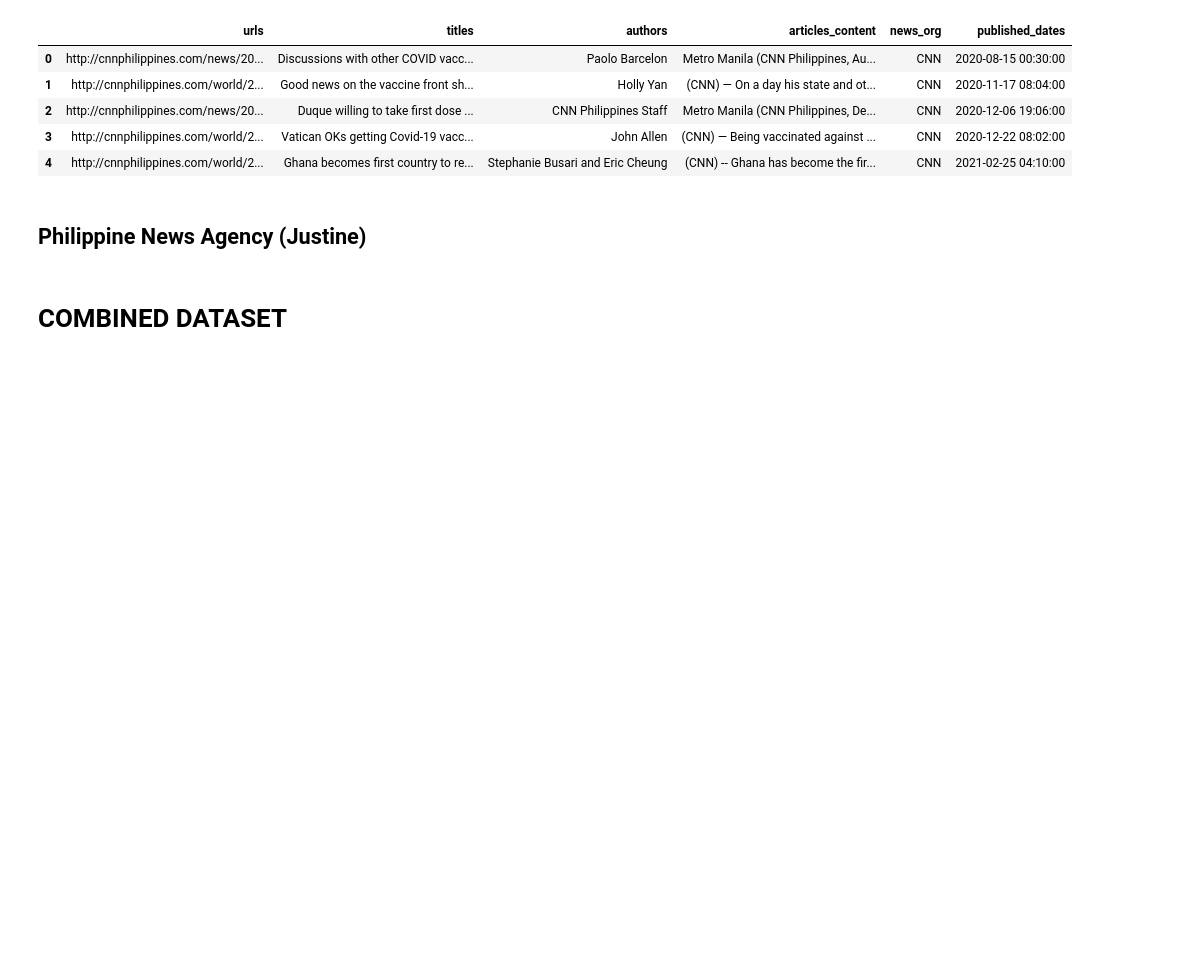
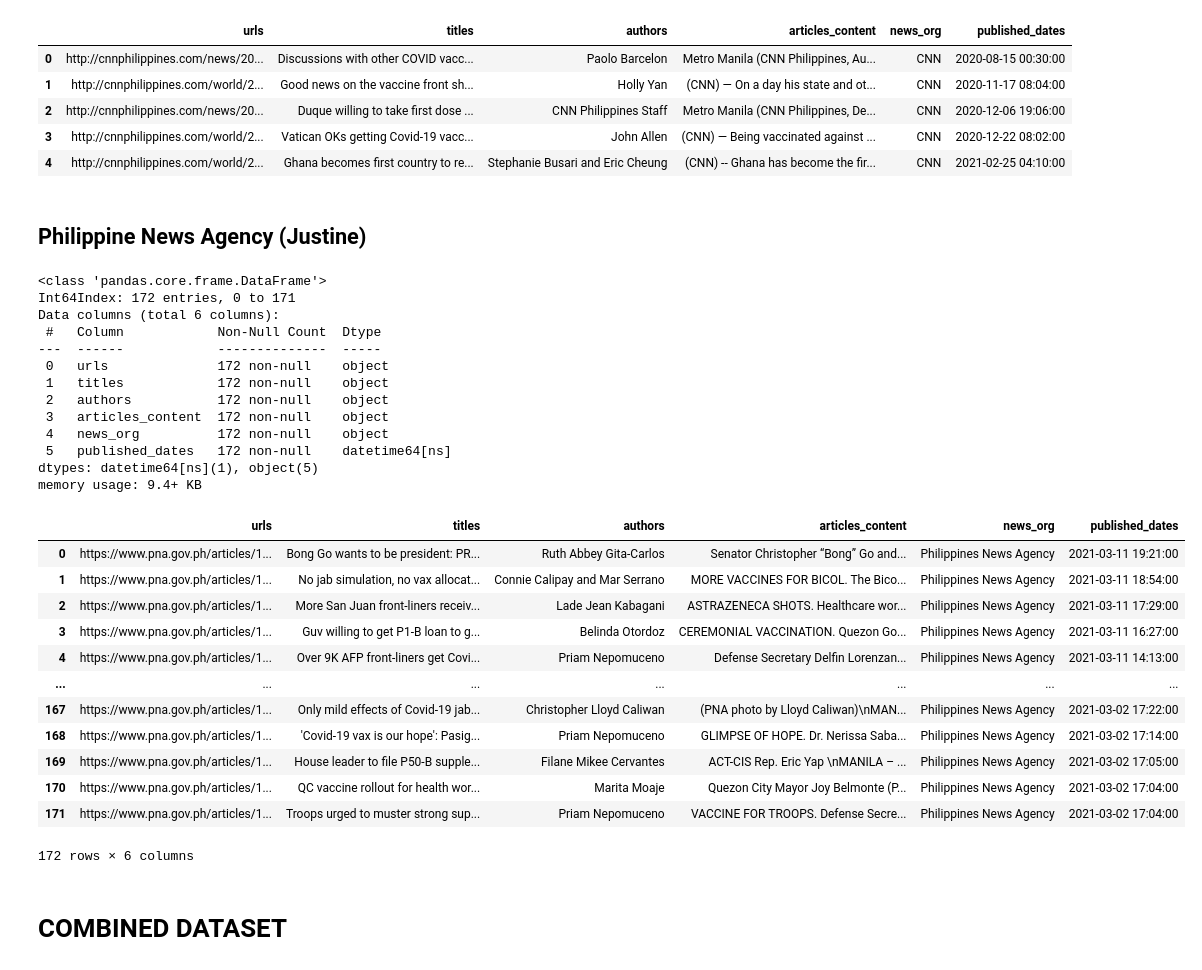
Before and after one commit to babybunso/team-sasa, a Jupyter notebook: sprint4project/1_combine_and_clean.ipynb, the cells around one changed output. Drawn from its saved outputs; the diff is of its cells as text; code cells hidden in the pictures; blank space fills up the shorter version.

```diff
--- a/sprint4project/1_combine_and_clean.ipynb
+++ b/sprint4project/1_combine_and_clean.ipynb
@@ -212,3 +207,38 @@ df_cnn.head()
+# %%
+# # TODO
+df_pna = pd.read_csv('datasets/Philippine News Agency Scraped Articles.csv',index_col = 0)
+df_pna['published_dates'] = pd.to_datetime(df_pna['published_date'])
+df_pna = df_pna.drop(columns = 'published_date')
+df_pna = df_pna.rename(columns = {'url':'urls'})
+df_pna.info()
+df_pna
+# %% [output]
+<class 'pandas.core.frame.DataFrame'>
+Int64Index: 172 entries, 0 to 171
+Data columns (total 6 columns):
+ #   Column            Non-Null Count  Dtype
+---  ------            --------------  -----
+ 0   urls              172 non-null    object
+ 1   titles            172 non-null    object
+ 2   authors           172 non-null    object
+ 3   articles_content  172 non-null    object
+ 4   news_org          172 non-null    object
+ 5   published_dates   172 non-null    datetime64[ns]
+dtypes: datetime64[ns](1), object(5)
+memory usage: 9.4+ KB
+|  | urls | titles | authors | articles_content | news_org | published_dates |
+| 0 | https://www.pna.gov.ph/articles/1... | Bong Go wants to be president: PR... | Ruth Abbey Gita-Carlos | Senator Christopher “Bong” Go and... | Philippines News Agency | 2021-03-11 19:21:00 |
+| 1 | https://www.pna.gov.ph/articles/1... | No jab simulation, no vax allocat... | Connie Calipay and Mar Serrano | MORE VACCINES FOR BICOL. The Bico... | Philippines News Agency | 2021-03-11 18:54:00 |
+| 2 | https://www.pna.gov.ph/articles/1... | More San Juan front-liners receiv... | Lade Jean Kabagani | ASTRAZENECA SHOTS. Healthcare wor... | Philippines News Agency | 2021-03-11 17:29:00 |
+| 3 | https://www.pna.gov.ph/articles/1... | Guv willing to get P1-B loan to g... | Belinda Otordoz | CEREMONIAL VACCINATION. Quezon Go... | Philippines News Agency | 2021-03-11 16:27:00 |
+| 4 | https://www.pna.gov.ph/articles/1... | Over 9K AFP front-liners get Covi... | Priam Nepomuceno | Defense Secretary Delfin Lorenzan... | Philippines News Agency | 2021-03-11 14:13:00 |
+| ... | ... | ... | ... | ... | ... | ... |
+| 167 | https://www.pna.gov.ph/articles/1... | Only mild effects of Covid-19 jab... | Christopher Lloyd Caliwan | (PNA photo by Lloyd Caliwan)\nMAN... | Philippines News Agency | 2021-03-02 17:22:00 |
+| 168 | https://www.pna.gov.ph/articles/1... | 'Covid-19 vax is our hope': Pasig... | Priam Nepomuceno | GLIMPSE OF HOPE. Dr. Nerissa Saba... | Philippines News Agency | 2021-03-02 17:14:00 |
+| 169 | https://www.pna.gov.ph/articles/1... | House leader to file P50-B supple... | Filane Mikee Cervantes | ACT-CIS Rep. Eric Yap \nMANILA – ... | Philippines News Agency | 2021-03-02 17:05:00 |
+| 170 | https://www.pna.gov.ph/articles/1... | QC vaccine rollout for health wor... | Marita Moaje | Quezon City Mayor Joy Belmonte (P... | Philippines News Agency | 2021-03-02 17:04:00 |
+| 171 | https://www.pna.gov.ph/articles/1... | Troops urged to muster strong sup... | Priam Nepomuceno | VACCINE FOR TROOPS. Defense Secre... | Philippines News Agency | 2021-03-02 17:04:00 |
+172 rows × 6 columns
 # %% [markdown]
 # COMBINED DATASET
 # %%
```
Also changed, not shown: parts of 3 cells of this notebook, 3 other files.
